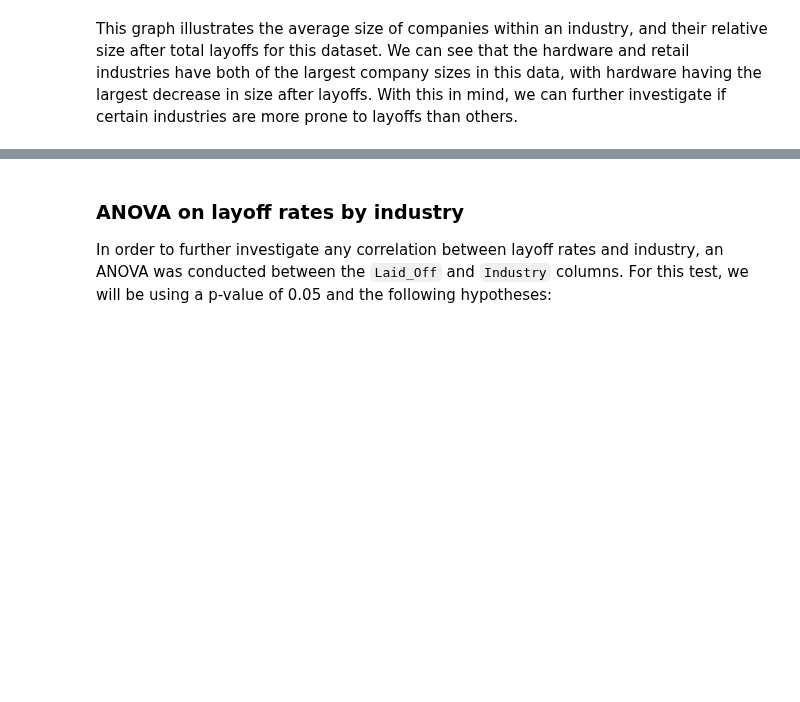
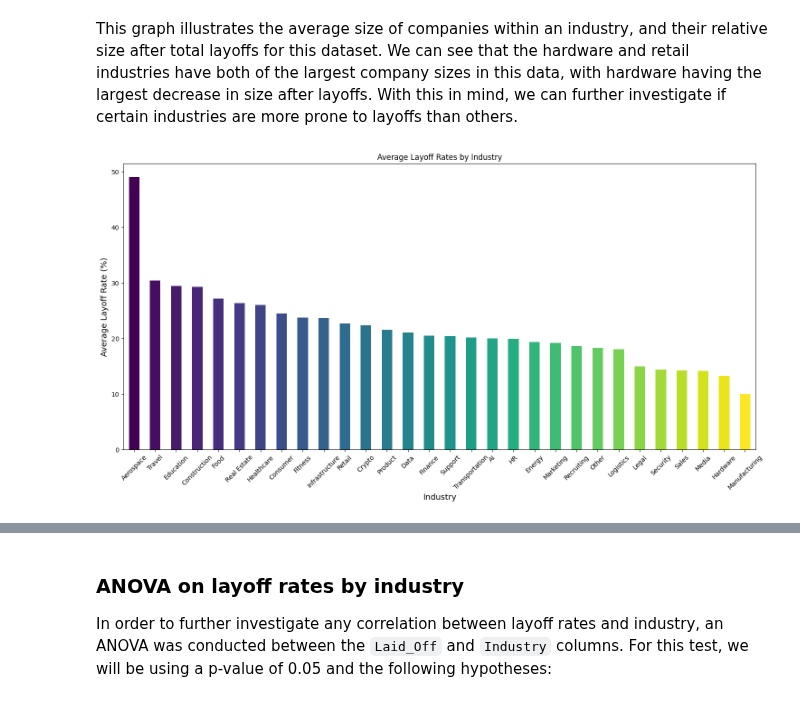
Before and after one commit to COGS108/Group019_WI24, a Jupyter notebook: FinalProject_Group019_WI24.ipynb, the cells around one changed output, grey strips where cells are left out. Drawn from its saved outputs; the diff is of its cells as text; code cells hidden in the pictures; blank space fills up the shorter version.

```diff
--- a/FinalProject_Group019_WI24.ipynb
+++ b/FinalProject_Group019_WI24.ipynb
@@ -249,3 +249,21 @@ plt.tight_layout()
 [figure]
 # %% [markdown]
 This graph illustrates the average size of companies within an industry, and their relative size after total layoffs for this dataset. We can see that the hardware and retail industries have both of the largest company sizes in this data, with hardware having the largest decrease in size after layoffs. With this in mind, we can further investigate if certain industries are more prone to layoffs than others.
+# %%
+#group by industry percentage
+industry_layoff_rates = df.groupby('Industry')['Percentage'].mean().sort_values(ascending=False)
+
+#plot for rates
+num_bars = len(industry_layoff_rates)
+colors = plt.cm.get_cmap('viridis', num_bars)
+
+plt.figure(figsize=(15, 8))
+industry_layoff_rates.plot(kind='bar', color=[colors(i) for i in range(num_bars)])
+plt.title('Average Layoff Rates by Industry')
+plt.xlabel('Industry', fontsize = 13)
+plt.ylabel('Average Layoff Rate (%)', fontsize = 13)
+plt.xticks(rotation=45)
+plt.tight_layout()
+plt.show()
+# %% [output]
+[figure, added]
```
Also changed, not shown: parts of 7 cells of this notebook.
